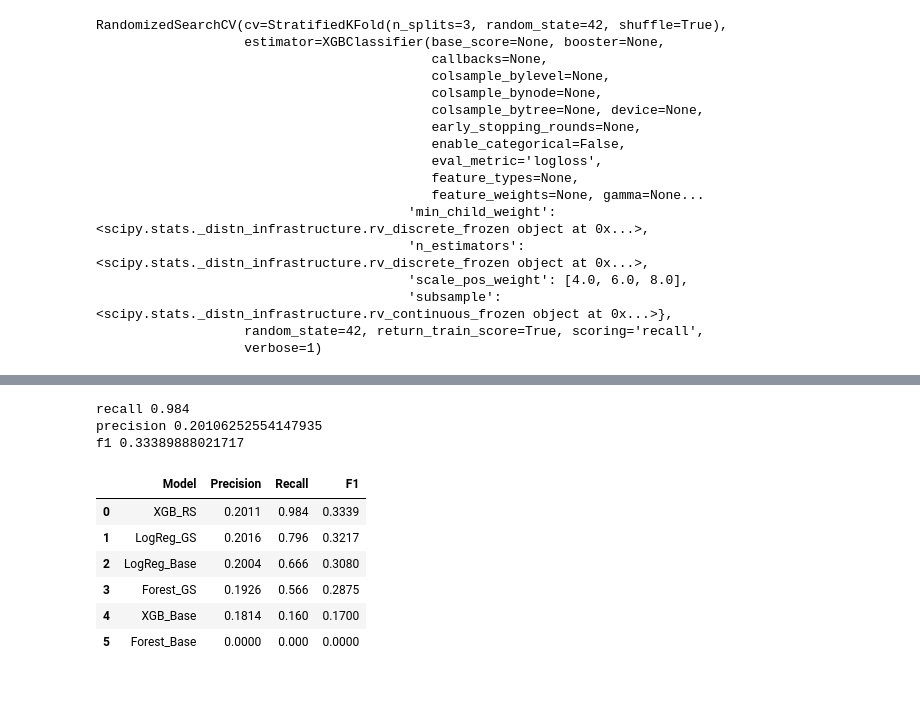
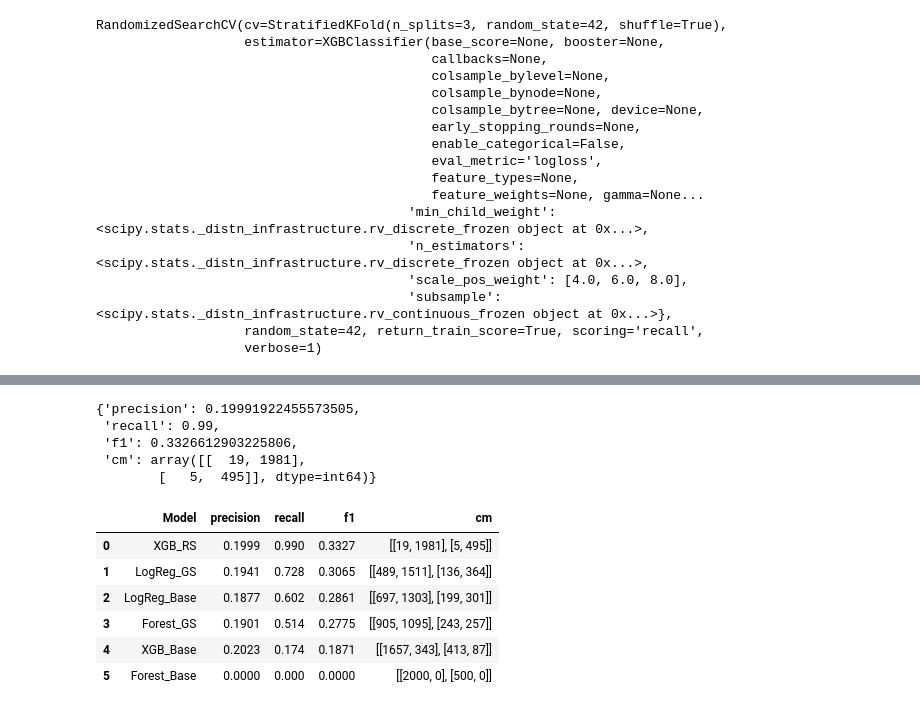
Before and after one commit to DariaLobareva/ml-projects, a Jupyter notebook: project1/3_modeling.ipynb, the cells around one changed output, grey strips where cells are left out. Saved outputs shown, nothing was run; the diff lists cells and outputs as text; code cells hidden in the pictures.

```diff
--- a/project1/3_modeling.ipynb
+++ b/project1/3_modeling.ipynb
@@ -193,0 +131,3 @@ f1 0.28745556119857796
+# %%
+forest_gs_metrics = evaluate_model(gs_forest.best_estimator_, X_test, y_test)
+forest_gs_metrics
@@ -246,0 +168,3 @@ f1 0.17003188097768332
+# %%
+xgb_metrics = evaluate_model(xgb, X_test, y_test)
+xgb_metrics
@@ -307,42 +220,29 @@ weighted avg       0.72      0.21      0.10      2500
-# %%
-print(f'recall {recall_score(y_test, y_pred_grid_xgb)}')
-print(f'precision {precision_score(y_test, y_pred_grid_xgb)}')
-print(f'f1 {f1_score(y_test, y_pred_grid_xgb)}')
-# %% [output]
-recall 0.984
-precision 0.20106252554147935
-f1 0.33389888021717
-# %%
-results_df = pd.DataFrame({
-    'Model': ['LogReg_Base', 'LogReg_GS', 'Forest_Base', 'Forest_GS', 'XGB_Base', 'XGB_RS'],
-    'Precision': [precision_score(y_test, y_pred_log),
-                  precision_score(y_test, y_pred_grid_log),
-                  precision_score(y_test, y_pred_forest),
-                  precision_score(y_test,  y_pred_grid_forest),
-                  precision_score(y_test, y_pred_xgb),
-                  precision_score(y_test, y_pred_grid_xgb)],
-    'Recall': [recall_score(y_test, y_pred_log),
-               recall_score(y_test, y_pred_grid_log),
-               recall_score(y_test, y_pred_forest),
-               recall_score(y_test,  y_pred_grid_forest),
-               recall_score(y_test, y_pred_xgb),
-               recall_score(y_test, y_pred_grid_xgb)],
-    'F1': [f1_score(y_test, y_pred_log),
-           f1_score(y_test, y_pred_grid_log),
-           f1_score(y_test, y_pred_forest),
-           f1_score(y_test, y_pred_grid_forest),
-           f1_score(y_test, y_pred_xgb),
-           f1_score(y_test, y_pred_grid_xgb)]
-})
-
-results_df = results_df.round(4)
-results_df = results_df.sort_values('Recall', ascending=False).reset_index(drop=True)
-results_df
-# %% [output]
-|  | Model | Precision | Recall | F1 |
-| 0 | XGB_RS | 0.2011 | 0.984 | 0.3339 |
-| 1 | LogReg_GS | 0.2016 | 0.796 | 0.3217 |
-| 2 | LogReg_Base | 0.2004 | 0.666 | 0.3080 |
-| 3 | Forest_GS | 0.1926 | 0.566 | 0.2875 |
-| 4 | XGB_Base | 0.1814 | 0.160 | 0.1700 |
-| 5 | Forest_Base | 0.0000 | 0.000 | 0.0000 |
+# %%
+xgb_rs_metrics = evaluate_model(rs_xgb.best_estimator_, X_test, y_test)
+xgb_rs_metrics
+# %% [output]
+{'precision': 0.19991922455573505,
+ 'recall': 0.99,
+ 'f1': 0.3326612903225806,
+ 'cm': array([[  19, 1981],
+        [   5,  495]], dtype=int64)}
+# %%
+results_df = pd.DataFrame([
+    {'Model': 'LogReg_Base', **logreg_metrics},
+    {'Model': 'LogReg_GS', **logreg_gs_metrics},
+    {'Model': 'Forest_Base', **forest_metrics},
+    {'Model': 'Forest_GS', **forest_gs_metrics},
+    {'Model': 'XGB_Base', **xgb_metrics},
+    {'Model': 'XGB_RS', **xgb_rs_metrics},
+])
+
+results = results_df.round(4).sort_values('recall', ascending=False).reset_index(drop=True)
+results
+# %% [output]
+|  | Model | precision | recall | f1 | cm |
+| 0 | XGB_RS | 0.1999 | 0.990 | 0.3327 | [[19, 1981], [5, 495]] |
+| 1 | LogReg_GS | 0.1941 | 0.728 | 0.3065 | [[489, 1511], [136, 364]] |
+| 2 | LogReg_Base | 0.1877 | 0.602 | 0.2861 | [[697, 1303], [199, 301]] |
+| 3 | Forest_GS | 0.1901 | 0.514 | 0.2775 | [[905, 1095], [243, 257]] |
+| 4 | XGB_Base | 0.2023 | 0.174 | 0.1871 | [[1657, 343], [413, 87]] |
+| 5 | Forest_Base | 0.0000 | 0.000 | 0.0000 | [[2000, 0], [500, 0]] |
```
Also changed, not shown: parts of 25 cells of this notebook.
